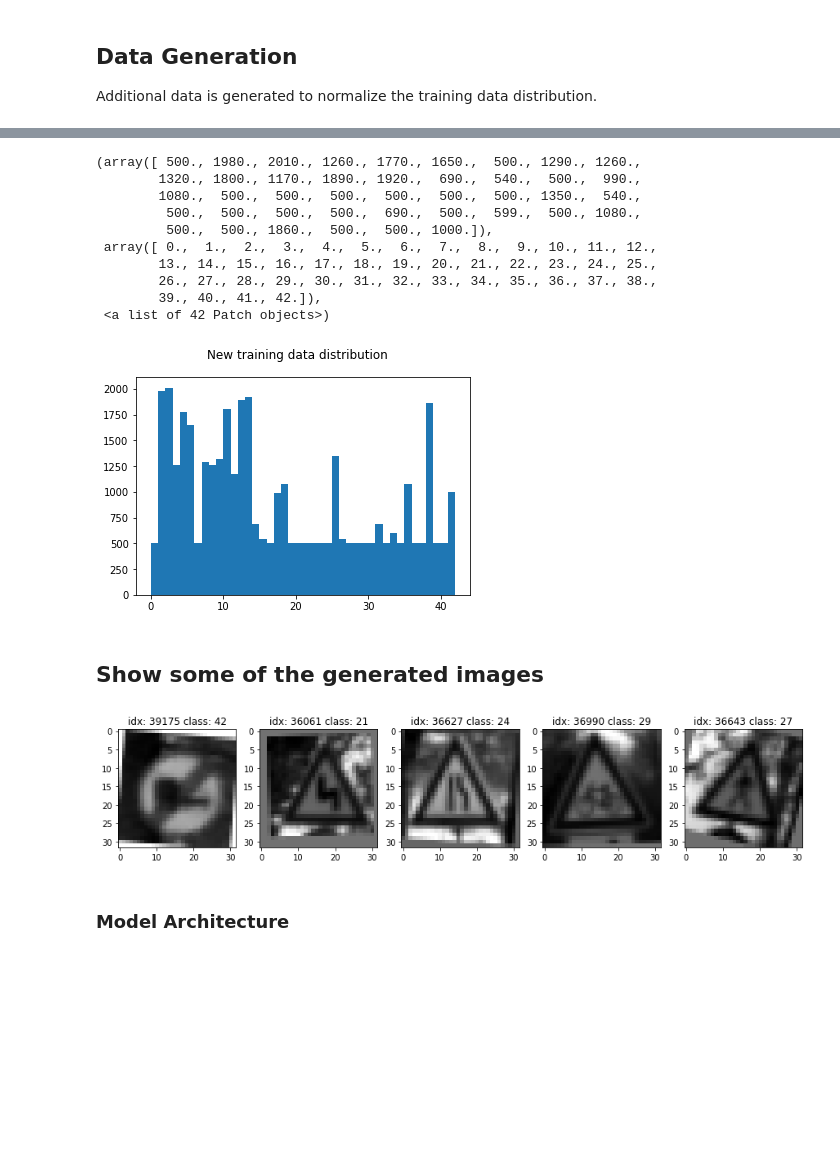
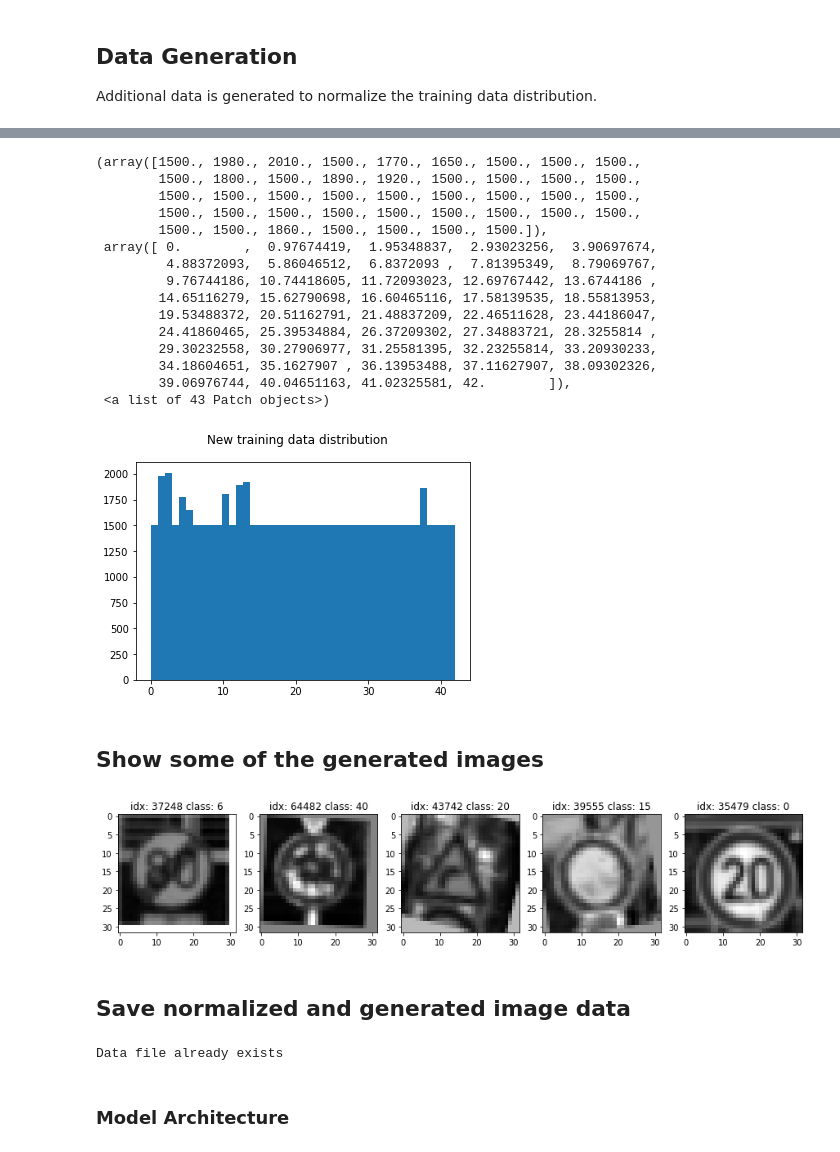
Before and after one commit to DmitriySemenov/SDCE_Project3_Traffic_Sign_Classifier, a Jupyter notebook: Traffic_Sign_Classifier.ipynb, the cells around one changed output, grey strips where cells are left out. Saved outputs shown, nothing was run; the diff lists cells and outputs as text; code cells hidden in the pictures; blank space fills up the shorter version.

```diff
--- a/Traffic_Sign_Classifier.ipynb
+++ b/Traffic_Sign_Classifier.ipynb
@@ -281,25 +294,32 @@ Text(0.5, 1.0, 'Modified Image')
 ## Data Generation
 Additional data is generated to normalize the training data distribution.
 # %%
-targetimgcount = 500
-print('Started generating additional data for image classes.')
-for class_label in range(n_classes):
-    class_indices = np.where(y_train == class_label)
-    n_samples = len(class_indices[0])
-    if n_samples < targetimgcount:
-        print('Starting sample count for class label ',class_label, ': ', n_samples)
-        for i in range(targetimgcount - n_samples):
-            idx = class_indices[0][i % n_samples]
-            generatedimg = modify(X_train_n[idx].squeeze())
-            X_train_n = np.append(X_train_n, [generatedimg], axis = 0)
-            y_train = np.append(y_train, class_label)
-        print('Finished generating images for class label ',class_label)
-print('Finished generating additional data for image classes.')
+filename_train_n = 'image_data/train_n.p'
+if os.path.isfile(filename_train_n):
+    with open(filename_train_n, mode='rb') as f:
+        train_n = pickle.load(f)
+    X_train_n, y_train = train_n['features'], train_n['labels']
+    print('Finished loading normalized data')
+else:
+    targetimgcount = 1500
+    print('Started generating additional data for image classes.')
+    for class_label in range(n_classes):
+        class_indices = np.where(y_train == class_label)
+        n_samples = len(class_indices[0])
+        if n_samples < targetimgcount:
+            print('Starting sample count for class label ',class_label, ': ', n_samples)
+            for i in range(targetimgcount - n_samples):
+                idx = class_indices[0][i % n_samples]
+                generatedimg = modify(X_train_n[idx].squeeze())
+                X_train_n = np.append(X_train_n, [generatedimg], axis = 0)
+                y_train = np.append(y_train, class_label)
+            print('Finished generating images for class label ',class_label)
+    print('Finished generating additional data for image classes.')
 
 # Plot distribution of each class in each set
 print('')
 print("New number of training examples =", X_train_n.shape[0])
 fig1 = plt.figure(1)
 fig1.suptitle('New training data distribution')
-plt.hist(y_train, bins=42)
+plt.hist(y_train, bins=n_classes)
 # %% [output]
@@ -323,14 +329,19 @@ New number of training examples = 39239
-(array([ 500., 1980., 2010., 1260., 1770., 1650.,  500., 1290., 1260.,
-        1320., 1800., 1170., 1890., 1920.,  690.,  540.,  500.,  990.,
-        1080.,  500.,  500.,  500.,  500.,  500.,  500., 1350.,  540.,
-         500.,  500.,  500.,  500.,  690.,  500.,  599.,  500., 1080.,
-         500.,  500., 1860.,  500.,  500., 1000.]),
- array([ 0.,  1.,  2.,  3.,  4.,  5.,  6.,  7.,  8.,  9., 10., 11., 12.,
-        13., 14., 15., 16., 17., 18., 19., 20., 21., 22., 23., 24., 25.,
-        26., 27., 28., 29., 30., 31., 32., 33., 34., 35., 36., 37., 38.,
-        39., 40., 41., 42.]),
- <a list of 42 Patch objects>)
+(array([1500., 1980., 2010., 1500., 1770., 1650., 1500., 1500., 1500.,
+        1500., 1800., 1500., 1890., 1920., 1500., 1500., 1500., 1500.,
+        1500., 1500., 1500., 1500., 1500., 1500., 1500., 1500., 1500.,
+        1500., 1500., 1500., 1500., 1500., 1500., 1500., 1500., 1500.,
+        1500., 1500., 1860., 1500., 1500., 1500., 1500.]),
+ array([ 0.        ,  0.97674419,  1.95348837,  2.93023256,  3.90697674,
+         4.88372093,  5.86046512,  6.8372093 ,  7.81395349,  8.79069767,
+         9.76744186, 10.74418605, 11.72093023, 12.69767442, 13.6744186 ,
+        14.65116279, 15.62790698, 16.60465116, 17.58139535, 18.55813953,
+        19.53488372, 20.51162791, 21.48837209, 22.46511628, 23.44186047,
+        24.41860465, 25.39534884, 26.37209302, 27.34883721, 28.3255814 ,
+        29.30232558, 30.27906977, 31.25581395, 32.23255814, 33.20930233,
+        34.18604651, 35.1627907 , 36.13953488, 37.11627907, 38.09302326,
+        39.06976744, 40.04651163, 41.02325581, 42.        ]),
+ <a list of 43 Patch objects>)
-[figure, old version]
+[figure, new version]
 # %% [markdown]
 ## Show some of the generated images
 # %%
@@ -343,7 +354,19 @@ for i in range(img_count):
     plt.imshow(X_train_n[img_num].squeeze(),cmap='gray')
     sub.set_title('idx: ' + str(img_num) + ' class: ' + str(y_train[img_num]))
 # %% [output]
-[figure, old version]
+[figure, new version]
+# %% [markdown]
+## Save normalized and generated image data
+# %%
+if not os.path.isfile(filename_train_n):
+    train_data = {'features': X_train_n, 'labels': y_train}
+    with open(filename_train_n, 'wb') as file_handle:
+        pickle.dump(train_data, file_handle)
+    print('Saved new normalized training data')
+else:
+    print('Data file already exists')
+# %% [output]
+Data file already exists
 # %% [markdown]
 ### Model Architecture
 # %%
```
Also changed, not shown: parts of 7 cells of this notebook.
